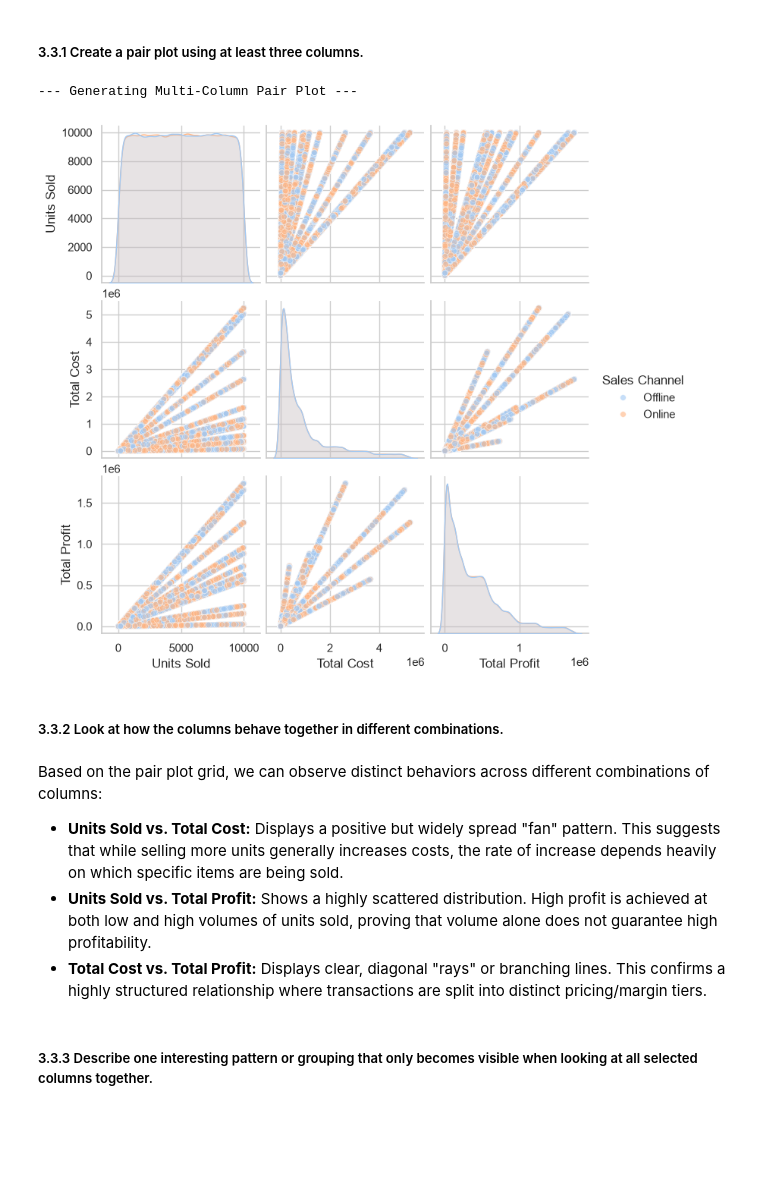
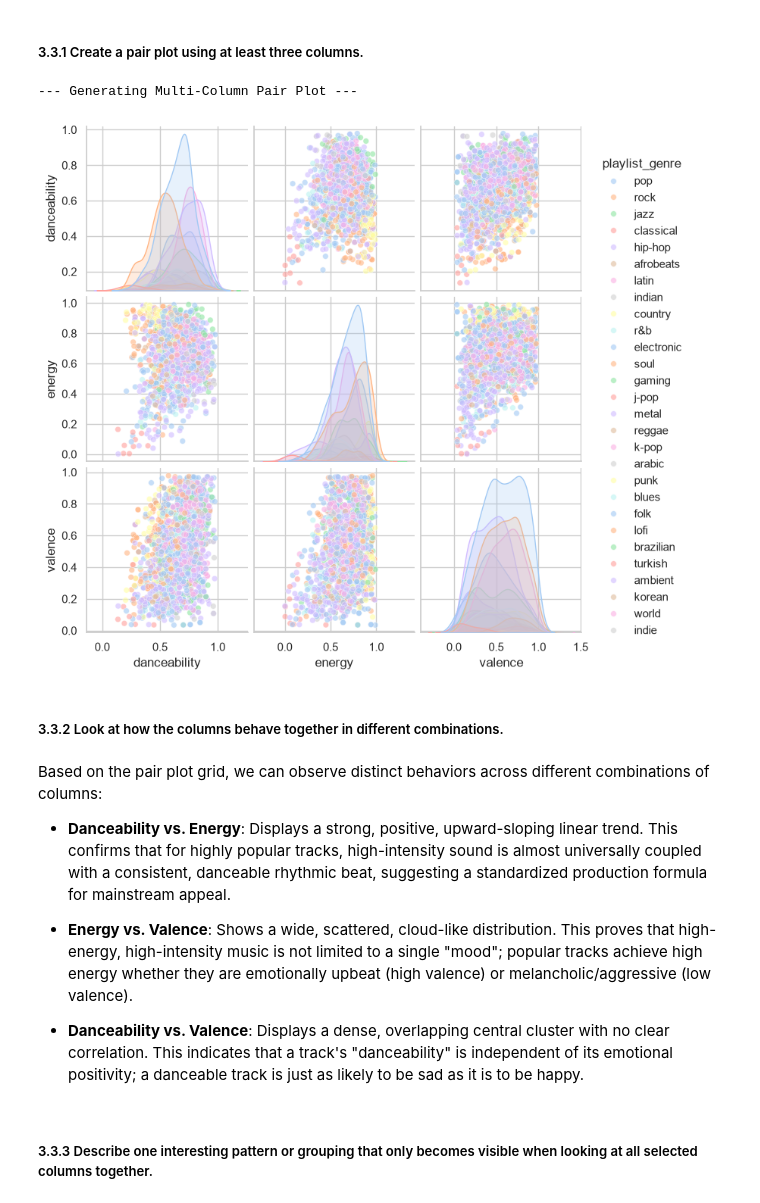
Before and after one commit to sagarmagar977/EDA, a Jupyter notebook: EDA 2/assignment EDA .ipynb, the cells around one changed output. Drawn from its saved outputs; the diff is of its cells as text; code cells hidden in the pictures; blank space fills up the shorter version.

```diff
--- a/EDA 2/assignment EDA .ipynb
+++ b/EDA 2/assignment EDA .ipynb
@@ -29,12 +29,17 @@ Total number of columns: 29
 - Categorical
 - Datetime
 # %%
-# # Conversion of Date columns to Datetime format
-df['track_album_release_date'] = pd.to_datetime(df['track_album_release_date'],format='mixed', errors='coerce')
+# Conversion of Date columns to Datetime format
+
+# cwd=column with date
+cwd1 = 'track_album_release_date'
+
+
+df[cwd1 ] = pd.to_datetime(df[cwd1 ],format='mixed', errors='coerce')
 
 
 # After conversion
-print("\nAfter conversion of 'track_album_release_date' from object to 'datetime'")
+print(f"\nAfter conversion of '{cwd1}' from object to 'datetime'")
 print("Data Types:")
 print(df.dtypes)
 
@@ -586,29 +623,38 @@ display(styled_crosstab)
 # %% [markdown]
 ##### 3.3.1 Create a pair plot using at least three columns.
 # %%
-pairplot_features = ['Units Sold', 'Total Cost', 'Total Profit', 'Sales Channel']
+# ppc = pair plot columns
+ppc1 = 'danceability'
+ppc2 = 'energy'
+ppc3 = 'valence'
+ppc4 = 'playlist_genre' #must be categorical
+
+pairplot_features = [ppc1 , ppc2 , ppc3 , ppc4]
 
 print("--- Generating Multi-Column Pair Plot ---")
 
 # Generate pair plot
 sns.pairplot(
     data=df_cleaned[pairplot_features],
-    hue='Sales Channel',
+    hue=ppc4,
     palette='pastel',
     diag_kind='kde',
     plot_kws={'alpha': 0.6, 's': 30}
 )
 plt.show()
 # %% [output]
 --- Generating Multi-Column Pair Plot ---
-[figure, old version]
+[figure, new version]
 # %% [markdown]
 ##### 3.3.2 Look at how the columns behave together in different combinations.
 # %% [markdown]
 Based on the pair plot grid, we can observe distinct behaviors across different combinations of columns:
-*   **Units Sold vs. Total Cost:** Displays a positive but widely spread "fan" pattern. This suggests that while selling more units generally increases costs, the rate of increase depends heavily on which specific items are being sold.
-*   **Units Sold vs. Total Profit:** Shows a highly scattered distribution. High profit is achieved at both low and high volumes of units sold, proving that volume alone does not guarantee high profitability.
-*   **Total Cost vs. Total Profit:** Displays clear, diagonal "rays" or branching lines. This confirms a highly structured relationship where transactions are split into distinct pricing/margin tiers.
+
+- **Danceability vs. Energy**: Displays a strong, positive, upward-sloping linear trend. This confirms that for highly popular tracks, high-intensity sound is almost universally coupled with a consistent, danceable rhythmic beat, suggesting a standardized production formula for mainstream appeal.
+
+- **Energy vs. Valence**: Shows a wide, scattered, cloud-like distribution. This proves that high-energy, high-intensity music is not limited to a single "mood"; popular tracks achieve high energy whether they are emotionally upbeat (high valence) or melancholic/aggressive (low valence).
+
+- **Danceability vs. Valence**: Displays a dense, overlapping central cluster with no clear correlation. This indicates that a track's "danceability" is independent of its emotional positivity; a danceable track is just as likely to be sad as it is to be happy.
 # %% [markdown]
 ##### 3.3.3 Describe one interesting pattern or grouping that only becomes visible when looking at all selected columns together.
 # %% [markdown]
```
Also changed, not shown: parts of 20 cells of this notebook, 1 other file.
